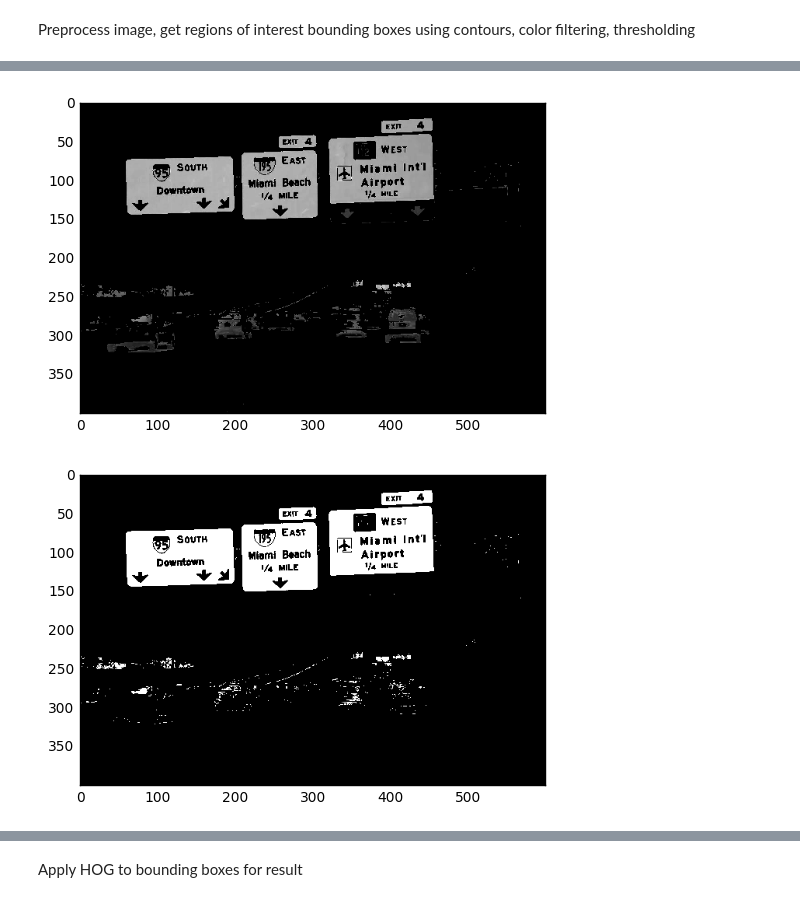
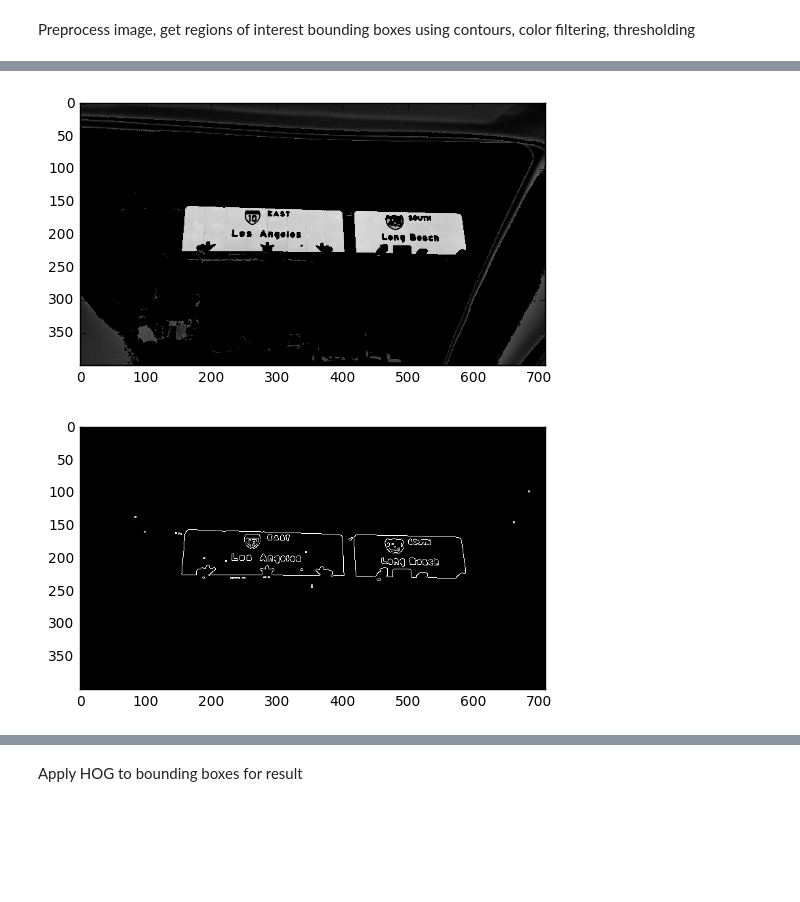
Before and after one commit to mesargent/freeway_guide_sign_detector, a Jupyter notebook: contour_HOG_pipeline.ipynb, the cells around one changed output, grey strips where cells are left out. Cells and saved outputs as stored; diff of their text form; code cells hidden in the pictures; blank space fills up the shorter version.

```diff
--- a/contour_HOG_pipeline.ipynb
+++ b/contour_HOG_pipeline.ipynb
@@ -183,7 +175,7 @@ Find and display signs in a test image
 def resize(img, scale):
     return cv2.resize(img, (int(img.shape[1]*scale), int(img.shape[0]*scale)))
 # %%
-im = cv2.imread("multiscale_test/191.jpg")
+im = cv2.imread("lafwy/la2.jpg")
 if im.shape[0] > 400:
     scale = 400.0/im.shape[0]
 else: scale = 1
@@ -221,0 +209,11 @@ plt.show()
+# %%
+r = np.matrix(im[:,:,2]).sum()
+b = np.matrix(im[:,:,0]).sum()
+g = np.matrix(im[:,:,1]).sum()
+print r, g, b
+red_ratio = float(r)/(b+g)
+print red_ratio
+red_val = int(red_ratio * 120)
+pimage, mask = preprocess(im,  ([0,0,0], [255, 255, red_val]))
+plt.imshow(pimage)
+plt.show()
@@ -224,11 +226,12 @@ imgray = cv2.cvtColor(pimage,cv2.COLOR_BGR2GRAY)
 plt.imshow(imgray, cmap='gray')
 plt.show()
 # %% [output]
-[figure, old version]
+[figure, new version]
 # %%
 flag, binaryImage = cv2.threshold(imgray, 85, 255, cv2.THRESH_BINARY + cv2.THRESH_OTSU )
-plt.imshow(binaryImage, cmap='gray')
+edges = cv2.Canny(binaryImage, 50, 150)
+plt.imshow(edges, cmap='gray')
 plt.show()
 # %% [output]
-[figure, old version]
+[figure, new version]
 # %%
```
Also changed, not shown: parts of 19 cells of this notebook, 3 other files.
